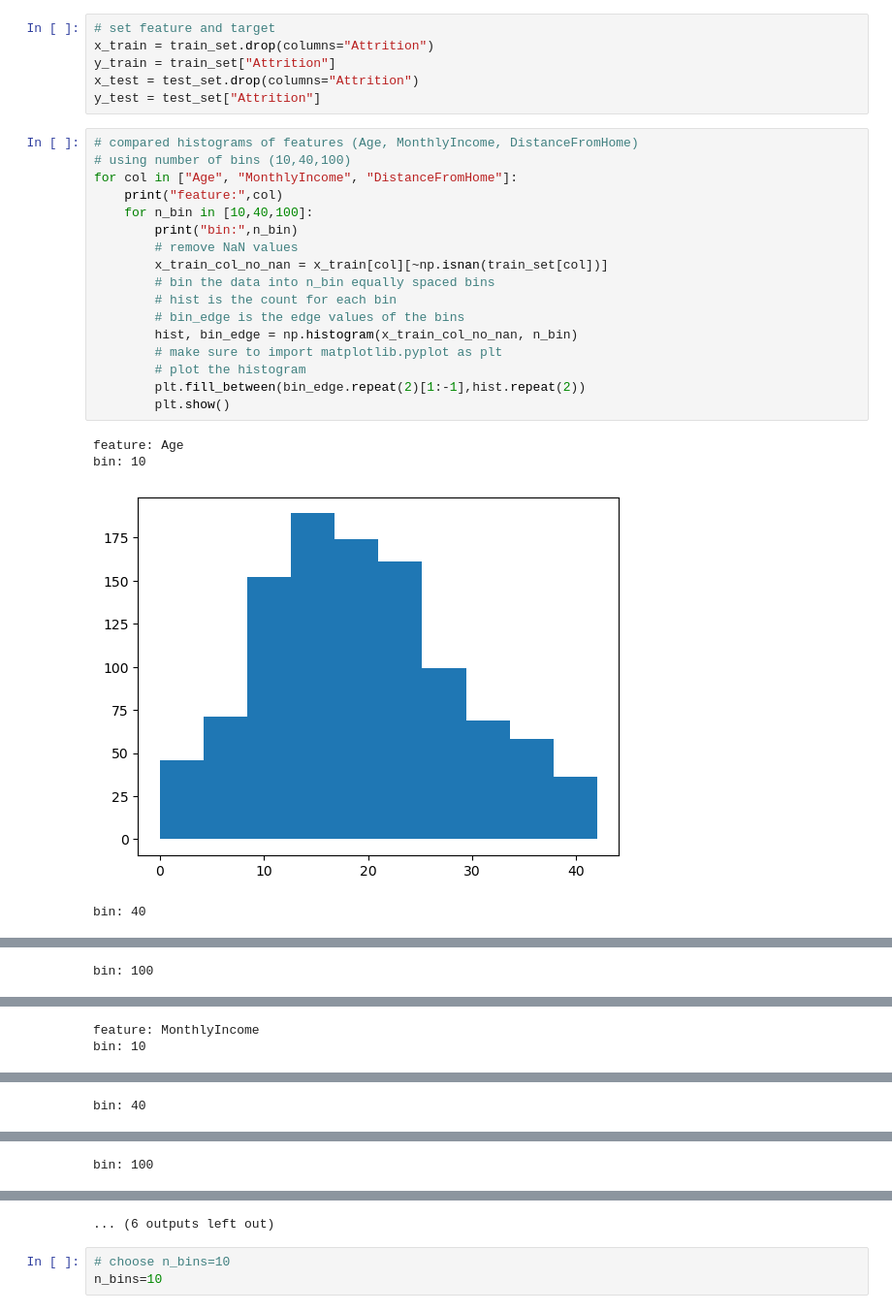
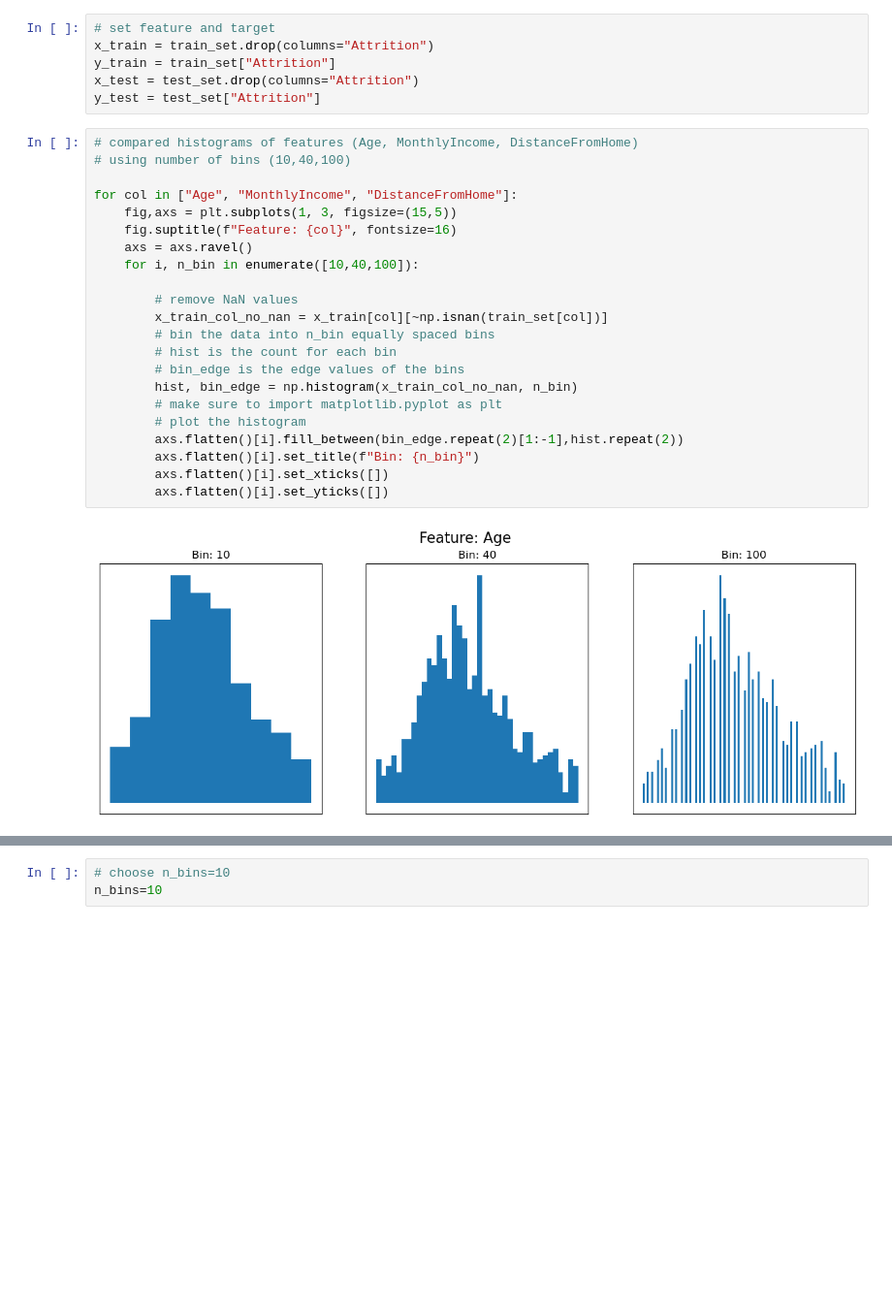
Before and after one commit to ThanatPay/Pattern_Recognition, a Jupyter notebook: 2_BayesClassifier.ipynb, the cells around one changed output, grey strips where cells are left out. Shown at 97% size. Cells and saved outputs as stored; diff of their text form; blank space fills up the shorter version.

```diff
--- a/2_BayesClassifier.ipynb
+++ b/2_BayesClassifier.ipynb
@@ -96,22 +96,24 @@ y_test = test_set["Attrition"]
 # %%
 # compared histograms of features (Age, MonthlyIncome, DistanceFromHome)
 # using number of bins (10,40,100)
+
 for col in ["Age", "MonthlyIncome", "DistanceFromHome"]:
-    print("feature:",col)
-    for n_bin in [10,40,100]:
-        print("bin:",n_bin)
+    fig,axs = plt.subplots(1, 3, figsize=(15,5))
+    fig.suptitle(f"Feature: {col}", fontsize=16)
+    axs = axs.ravel()
+    for i, n_bin in enumerate([10,40,100]):
+
         # remove NaN values
         x_train_col_no_nan = x_train[col][~np.isnan(train_set[col])]
         # bin the data into n_bin equally spaced bins
         # hist is the count for each bin
         # bin_edge is the edge values of the bins
         hist, bin_edge = np.histogram(x_train_col_no_nan, n_bin)
         # make sure to import matplotlib.pyplot as plt
         # plot the histogram
-        plt.fill_between(bin_edge.repeat(2)[1:-1],hist.repeat(2))
-        plt.show()
+        axs.flatten()[i].fill_between(bin_edge.repeat(2)[1:-1],hist.repeat(2))
+        axs.flatten()[i].set_title(f"Bin: {n_bin}")
+        axs.flatten()[i].set_xticks([])
+        axs.flatten()[i].set_yticks([])
 # %% [output]
-feature: Age
-bin: 10
-[figure, old version]
+[figure, new version]
-bin: 40
@@ -119 +120,0 @@ bin: 40
-bin: 100
@@ -121,2 +121,0 @@ bin: 100
-feature: MonthlyIncome
-bin: 10
@@ -124 +121,0 @@ bin: 10
-bin: 40
@@ -126 +121,0 @@ bin: 40
-bin: 100
@@ -128,4 +122,3 @@ bin: 100
-... (6 outputs left out)
 # %%
 # choose n_bins=10
 n_bins=10
```
Also changed, not shown: parts of 7 cells of this notebook, 4 other files.
